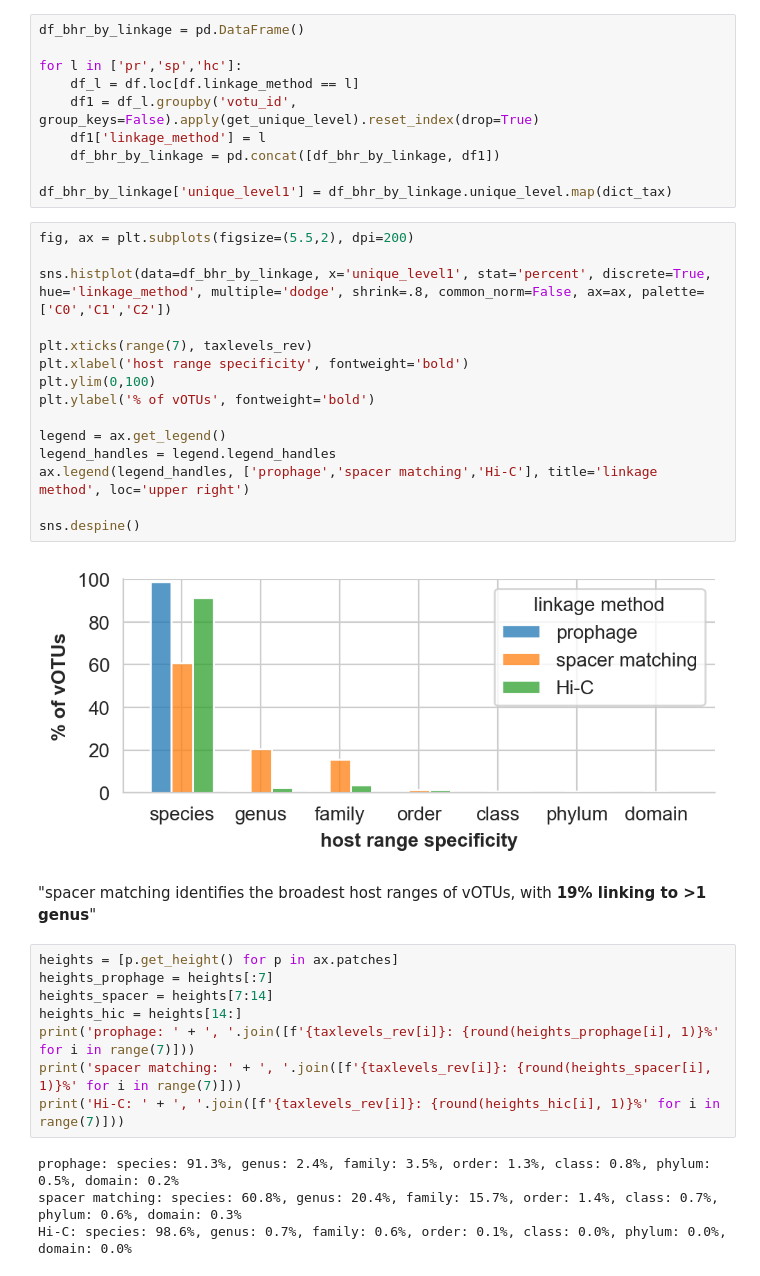
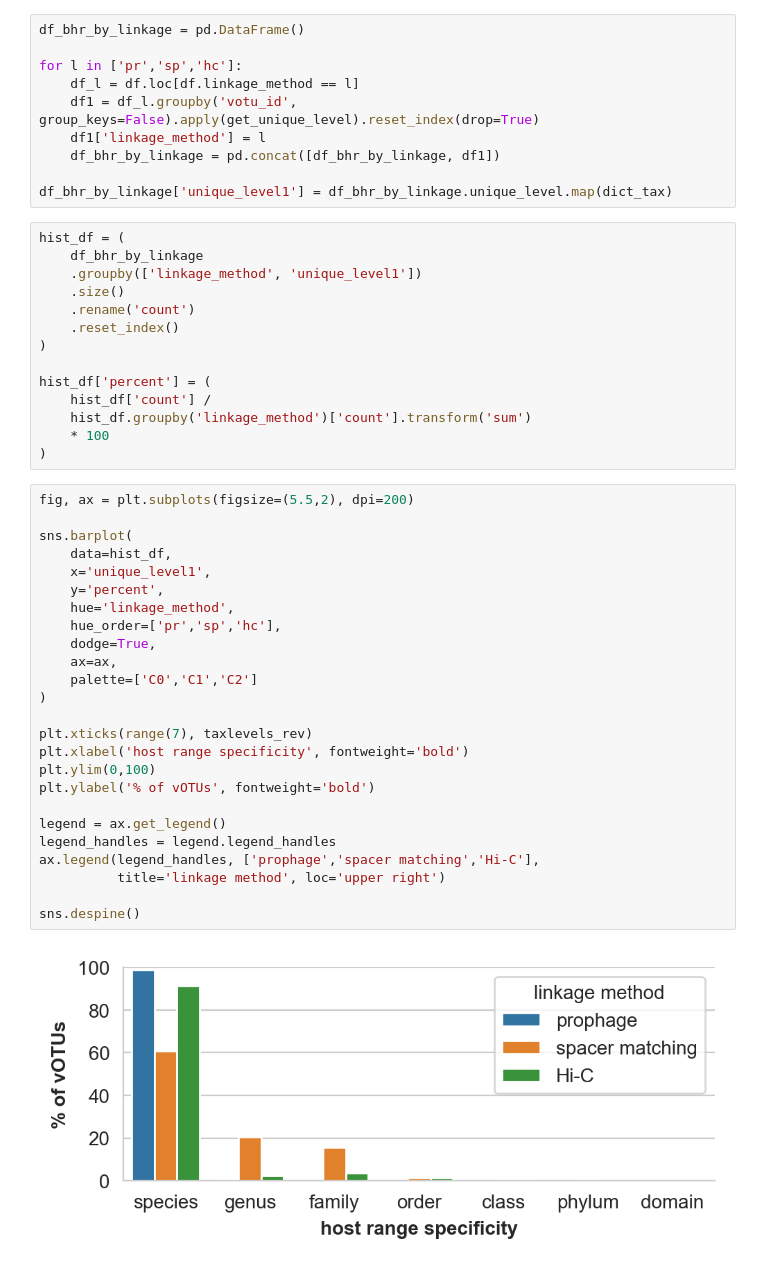
Before and after one commit to CSB5/SPMP_Phages, a Jupyter notebook: figures/notebooks/Fig2EF_S17AB_host_range_specificity.ipynb, the cells around one changed output. Saved outputs shown, nothing was run; the diff lists cells and outputs as text.

```diff
--- a/figures/notebooks/Fig2EF_S17AB_host_range_specificity.ipynb
+++ b/figures/notebooks/Fig2EF_S17AB_host_range_specificity.ipynb
@@ -188,34 +188,44 @@ for l in ['pr','sp','hc']:
     df_bhr_by_linkage = pd.concat([df_bhr_by_linkage, df1])
 
 df_bhr_by_linkage['unique_level1'] = df_bhr_by_linkage.unique_level.map(dict_tax)
-# %%
-fig, ax = plt.subplots(figsize=(5.5,2), dpi=200)
-
-sns.histplot(data=df_bhr_by_linkage, x='unique_level1', stat='percent', discrete=True, hue='linkage_method', multiple='dodge', shrink=.8, common_norm=False, ax=ax, palette=['C0','C1','C2'])
-
-plt.xticks(range(7), taxlevels_rev)
-plt.xlabel('host range specificity', fontweight='bold')
-plt.ylim(0,100)
-plt.ylabel('% of vOTUs', fontweight='bold')
-
-legend = ax.get_legend()
-legend_handles = legend.legend_handles
-ax.legend(legend_handles, ['prophage','spacer matching','Hi-C'], title='linkage method', loc='upper right')
-
-sns.despine()
-# %% [output]
-[figure, removed]
-# %% [markdown]
-"spacer matching identifies the broadest host ranges of vOTUs, with **19% linking to >1 genus**"
-# %%
-heights = [p.get_height() for p in ax.patches]
-heights_prophage = heights[:7]
-heights_spacer = heights[7:14]
-heights_hic = heights[14:]
-print('prophage: ' + ', '.join([f'{taxlevels_rev[i]}: {round(heights_prophage[i], 1)}%' for i in range(7)]))
-print('spacer matching: ' + ', '.join([f'{taxlevels_rev[i]}: {round(heights_spacer[i], 1)}%' for i in range(7)]))
-print('Hi-C: ' + ', '.join([f'{taxlevels_rev[i]}: {round(heights_hic[i], 1)}%' for i in range(7)]))
-# %% [output]
-prophage: species: 91.3%, genus: 2.4%, family: 3.5%, order: 1.3%, class: 0.8%, phylum: 0.5%, domain: 0.2%
-spacer matching: species: 60.8%, genus: 20.4%, family: 15.7%, order: 1.4%, class: 0.7%, phylum: 0.6%, domain: 0.3%
-Hi-C: species: 98.6%, genus: 0.7%, family: 0.6%, order: 0.1%, class: 0.0%, phylum: 0.0%, domain: 0.0%
+# %%
+hist_df = (
+    df_bhr_by_linkage
+    .groupby(['linkage_method', 'unique_level1'])
+    .size()
+    .rename('count')
+    .reset_index()
+)
+
+hist_df['percent'] = (
+    hist_df['count'] /
+    hist_df.groupby('linkage_method')['count'].transform('sum')
+    * 100
+)
+# %%
+fig, ax = plt.subplots(figsize=(5.5,2), dpi=200)
+
+sns.barplot(
+    data=hist_df,
+    x='unique_level1',
+    y='percent',
+    hue='linkage_method',
+    hue_order=['pr','sp','hc'],
+    dodge=True,
+    ax=ax,
+    palette=['C0','C1','C2']
+)
+
+plt.xticks(range(7), taxlevels_rev)
+plt.xlabel('host range specificity', fontweight='bold')
+plt.ylim(0,100)
+plt.ylabel('% of vOTUs', fontweight='bold')
+
+legend = ax.get_legend()
+legend_handles = legend.legend_handles
+ax.legend(legend_handles, ['prophage','spacer matching','Hi-C'],
+          title='linkage method', loc='upper right')
+
+sns.despine()
+# %% [output]
+[figure, added]
```
Also changed, not shown: parts of 2 cells of this notebook.
